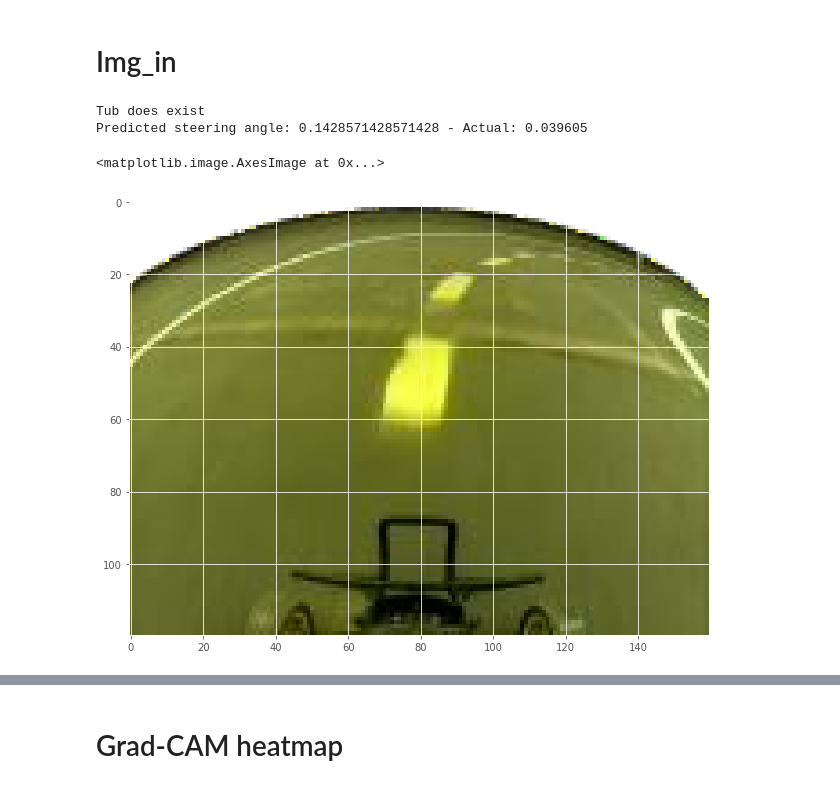
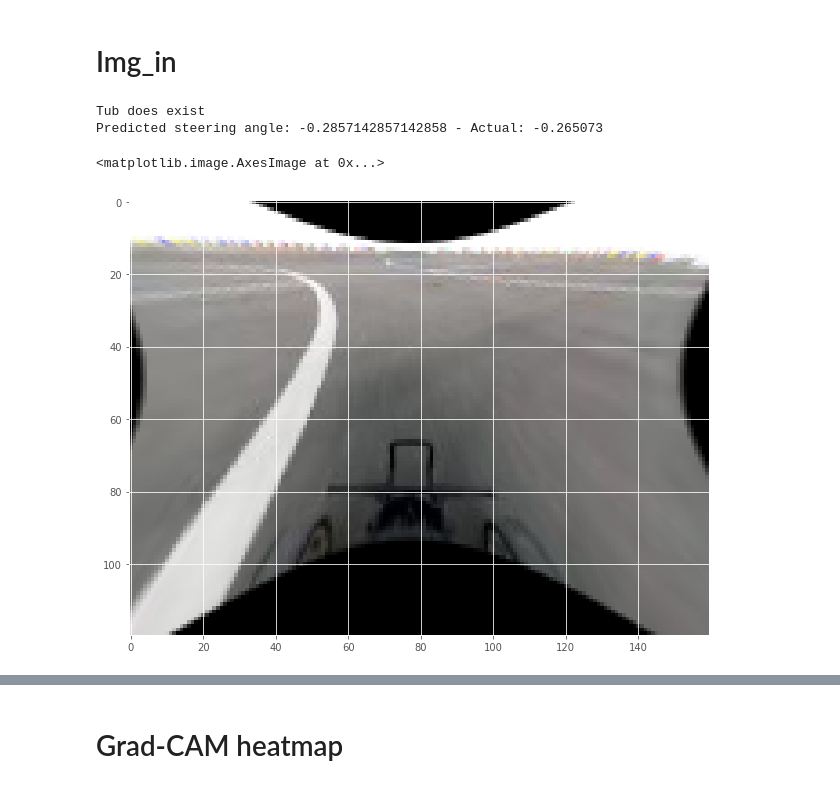
Before and after one commit to test-v1/notebooks-1, a Jupyter notebook: donkeycar/Visualization.ipynb, the cells around one changed output, grey strips where cells are left out. Saved outputs shown, nothing was run; the diff lists cells and outputs as text; code cells hidden in the pictures.

```diff
--- a/donkeycar/Visualization.ipynb
+++ b/donkeycar/Visualization.ipynb
@@ -52,15 +52,15 @@ def output_pair_lin(model, dataset):
 # %% [markdown]
 # Img_in
 # %%
-model = keras.models.load_model('../../donkeycar/d2/models/oak')
-dataset = dataset_from_all_tubs('../../donkeycar/d2/data.oakland.golden')
+model = keras.models.load_model('../../donkeycar/d2/models/ws.cls.nb.undistort.0.79')
+dataset = dataset_from_tub('../../donkeycar/d2/data.ws.test/tub_golden1')
 predicted, actual = output_pair_cat(model, dataset)
-i = 200
+i = 100
 print("Predicted steering angle: {} - Actual: {}".format(predicted[i], actual[i]))
 img_in = dataset[0][[i]]
 plt.imshow(img_in[0])
 # %% [output]
 Tub does exist
-Predicted steering angle: 0.1428571428571428 - Actual: 0.039605
+Predicted steering angle: -0.2857142857142858 - Actual: -0.265073
 <matplotlib.image.AxesImage at 0x...>
-[figure, old version]
+[figure, new version]
```
Also changed, not shown: parts of 6 cells of this notebook, 3 other files.
